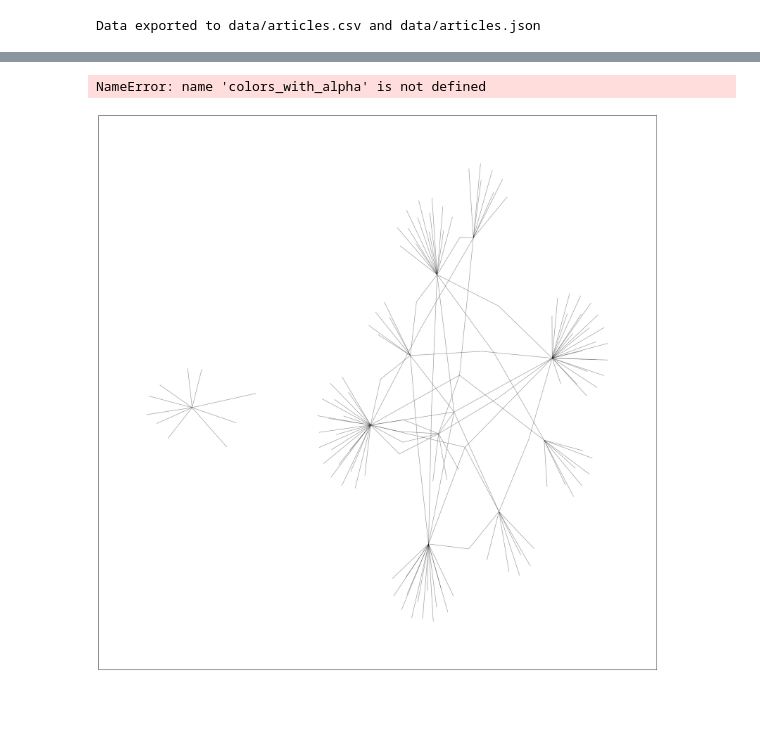
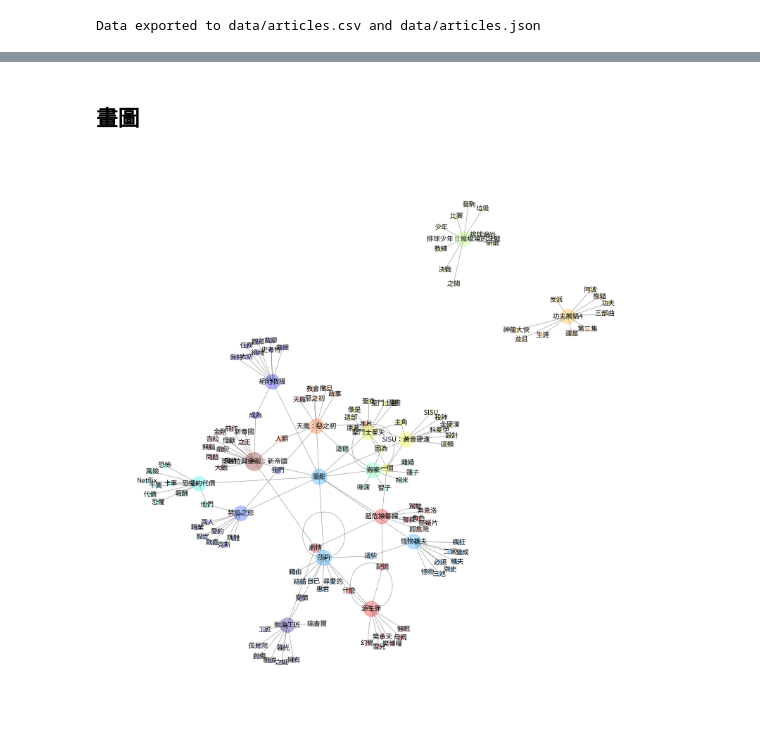
Before and after one commit to bomb1000/PL, a Jupyter notebook: 02_Homework/PL_HW3/HW_3.ipynb, the cells around one changed output, grey strips where cells are left out. Drawn from its saved outputs; the diff is of its cells as text; code cells hidden in the pictures; blank space fills up the shorter version.

```diff
--- a/02_Homework/PL_HW3/HW_3.ipynb
+++ b/02_Homework/PL_HW3/HW_3.ipynb
@@ -84,10 +72,22 @@ Link: https://news.agentm.tw/276333/
 # %%
 import requests
 from bs4 import BeautifulSoup
+import re
 
 # Assuming `urls` is a list of URLs to crawl into, which you obtained from the previous scrape
-urls = content_url  # Replace with actual URLs
+urls = content_url_list  # Replace with actual URLs
 
+
+# Extract movie names
+def extract_movie_name(title):
+    # Define the regular expression pattern to capture text within 《》
+    pattern = r'《(.*?)》'
+    # Find all occurrences of the pattern
+    movie_names = re.findall(pattern, title)
+    # Return the first occurrence or None if not found
+    return movie_names[0] if movie_names else None
+
+# Srape the article data
 def scrape_article_data(article_url):
     response = requests.get(article_url)
     if response.ok:
@@ -96,9 +96,10 @@ def scrape_article_data(article_url):
         # Extract the article content within div class="post"
         post_div = soup.find('div', class_='post')
         content = ''
+
         if post_div:
             for elem in post_div.find_all(['p', 'h2']):  # Get all p and h2 tags within div
-                content += elem.get_text().strip() + '\n\n'
+                content += elem.get_text().strip() + ' '
 
         # Extract the author's name
         author_tag = soup.find('a', class_='ec-author')
@@ -107,6 +108,7 @@ def scrape_article_data(article_url):
         # Extract the publish date
         publish_date_tag = soup.find('time')
         publish_date = publish_date_tag.get_text().strip() if publish_date_tag else "Date not found"
+
 
         return {
             'url': article_url,
@@ -121,6 +123,7 @@ def scrape_article_data(article_url):
 
 
 # Iterate over URLs and scrape content from each
+
 for url in urls:
     article_data = scrape_article_data(url)
     print(article_data)
@@ -153,6 +156,8 @@ article_data_list = [
 
 # Create a DataFrame from the list of article data
 df = pd.DataFrame(article_data_list)
+df.insert(1, 'movie_name', movie_name_list)
+# df['movie_name'] = movie_name_list
 
 display(df)
 # %% [output]
@@ -281,3 +221,5 @@ Successfully installed Flask-3.0.3 Werkzeug-3.0.2 blinker-1.7.0 community-1.0.0b
+# %% [markdown]
+## 畫圖
 # %%
 import networkx as nx
 import matplotlib.pyplot as plt
@@ -287,33 +229,41 @@ from community import community_louvain
 G = nx.Graph()
 
 for index, row in df.head(25).iterrows():
-    author = row['author_name']
+    movie_name = row['movie_name']
     keywords = row['keywords']
 
-    G.add_node(author, type='author')
+    G.add_node(movie_name, type='author')
 
     for keyword in keywords:
         G.add_node(keyword, type='keyword')
-        G.add_edge(author, keyword)
+        G.add_edge(movie_name, keyword)
+# %%
+import matplotlib as mpl
+from matplotlib.font_manager import fontManager
+# 改style要在改font之前
+# plt.style.use('seaborn')
+fontManager.addfont('TaipeiSansTCBeta-Regular.ttf')
+mpl.rc('font', family='Taipei Sans TC Beta')
 # %%
 partition = community_louvain.best_partition(G)
 
 community_colors = [partition[node] for node in G.nodes()]
 
 cmap = plt.cm.jet
+colors_with_alpha = [cmap(community_color / max(community_colors)) for community_color in community_colors]
 
+colors_with_alpha = [(r, g, b, 0.3) for r, g, b, _ in colors_with_alpha]
 
 node_sizes = [200 * G.degree(node) for node in G.nodes()]
 
-pos = nx.spring_layout(G, k=0.25, iterations=85, scale=2)
+pos = nx.spring_layout(G, k=0.2, iterations=80)
 
 plt.figure(figsize=(30, 30))
 nx.draw_networkx_edges(G, pos, alpha=0.5)
 nx.draw_networkx_nodes(G, pos, node_color=colors_with_alpha, node_size=node_sizes, cmap=plt.cm.jet)
-nx.draw_networkx_labels(G, pos, font_size=15, font_family='jf-openhuninn-2.0')
+nx.draw_networkx_labels(G, pos, font_size=20, font_family='Taipei Sans TC Beta')
 
 plt.axis('off')
 plt.show()
 # %% [output]
-NameError: name 'colors_with_alpha' is not defined
-[figure, old version]
+[figure, new version]
```
Also changed, not shown: parts of 16 cells of this notebook, 3 other files.
